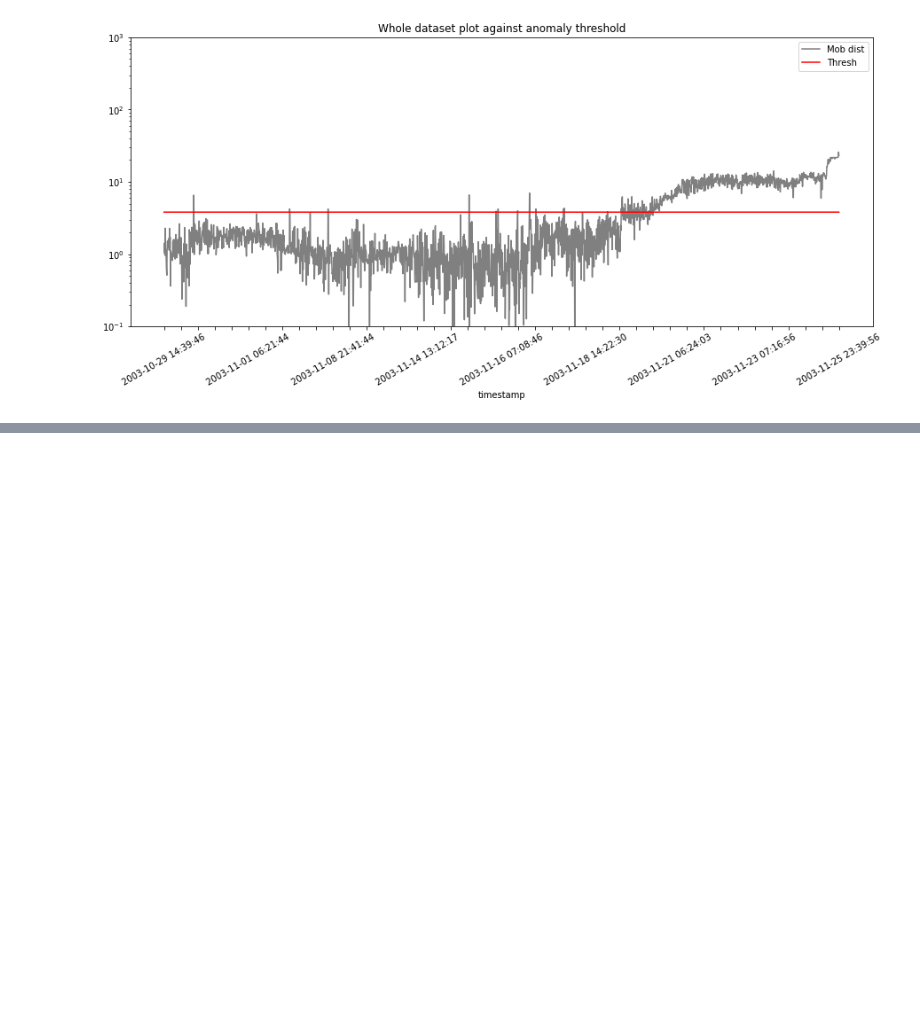
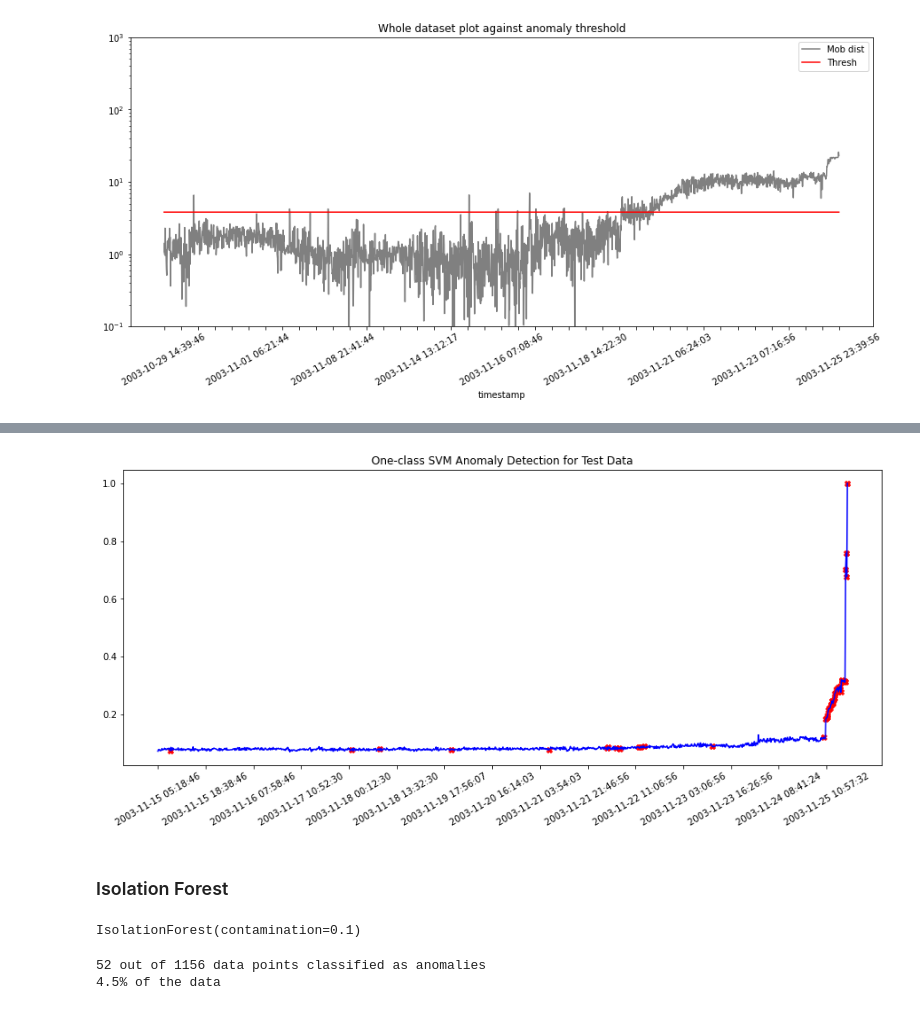
Before and after one commit to 3minuterecord/predictiveMaintenancePortfolio, a Jupyter notebook: Predictive Maintenance.ipynb, the cells around one changed output, grey strips where cells are left out. Drawn from its saved outputs; the diff is of its cells as text; code cells hidden in the pictures; blank space fills up the shorter version.

Commit message:
add svm and isolation forest

```diff
--- a/Predictive Maintenance.ipynb
+++ b/Predictive Maintenance.ipynb
@@ -613,0 +616,9 @@ plt.show()
+# %%
+from sklearn.svm import OneClassSVM
+
+# An estimation of anomly population of the dataset (necessary for several algorithms)
+outliers_fraction = 0.01
+
+# train one class SVM
+svm_model =  OneClassSVM(nu = 0.95 * outliers_fraction) #nu=0.95 * outliers_fraction  + 0.05
+svm_model.fit(pd.DataFrame(df_train))
@@ -613,0 +637,11 @@ plt.show()
+# %%
+preds = pd.Series(svm_model.predict(df_test))
+test = pd.DataFrame({'B3_c5':pd.Series(df_test['B3_c5'])})
+svm_out = pd.DataFrame({'timestamp':df_test.index, 'Prediction':preds})
+# %%
+B3_c5 = df_test['B3_c5']
+B3_c5 = B3_c5.reset_index()
+B3_c5.drop('timestamp', axis = 1, inplace = True)
+svm_out['B3_c5'] = B3_c5
+svm_out['Prediction'] = svm_out['Prediction'].map( {1: 0, -1: 1} )
+svm_out
@@ -613,0 +662,17 @@ plt.show()
+# %%
+# visualisation of anomaly throughout time (viz 1)
+fig, ax = plt.subplots(figsize = (15, 6))
+plt.xticks(np.arange(0, df_test.shape[0], 80), fontsize = 10, rotation = 30)
+plt.title('One-class SVM Anomaly Detection for Test Data')
+
+a = svm_out.loc[svm_out['Prediction'] == 1, ['timestamp', 'B3_c5']] # anomaly
+
+#lin, = ax.plot(df_test.index, df_test['B3_c5'], color = 'blue', lw=1)
+#mark, = ax.plot(df_test.index, df_test['B3_c5'], color = 'blue', marker='o', alpha=0.1, ms=5)
+
+ax.plot(df_test.index, df_test['B3_c5'], color = 'blue')
+ax.scatter(a['timestamp'], a['B3_c5'], color ='red', marker = 'X')
+
+plt.show()
+# %% [output]
+[figure, added]
@@ -613,0 +684,13 @@ plt.show()
+# %% [markdown]
+### Isolation Forest
+# %%
+from sklearn.ensemble import IsolationForest
+
+# Define outlier fraction
+outliers_fraction = 0.10
+
+# Train isolation forest
+isfo_model =  IsolationForest(contamination = outliers_fraction)
+isfo_model.fit(df_train)
+# %% [output]
+IsolationForest(contamination=0.1)
@@ -613,0 +708,8 @@ plt.show()
+# %%
+num_anomaly_pts = sum(isfo_out['Prediction'] == 1)
+all_test_pts = len(df_test)
+print(str(num_anomaly_pts ) + ' out of ' + str(all_test_pts) + ' data points classified as anomalies')
+print(str(round(100 * (num_anomaly_pts / all_test_pts), 2)) + '% of the data')
+# %% [output]
+52 out of 1156 data points classified as anomalies
+4.5% of the data
```
Also changed, not shown: parts of 9 cells of this notebook, 6 other files.
